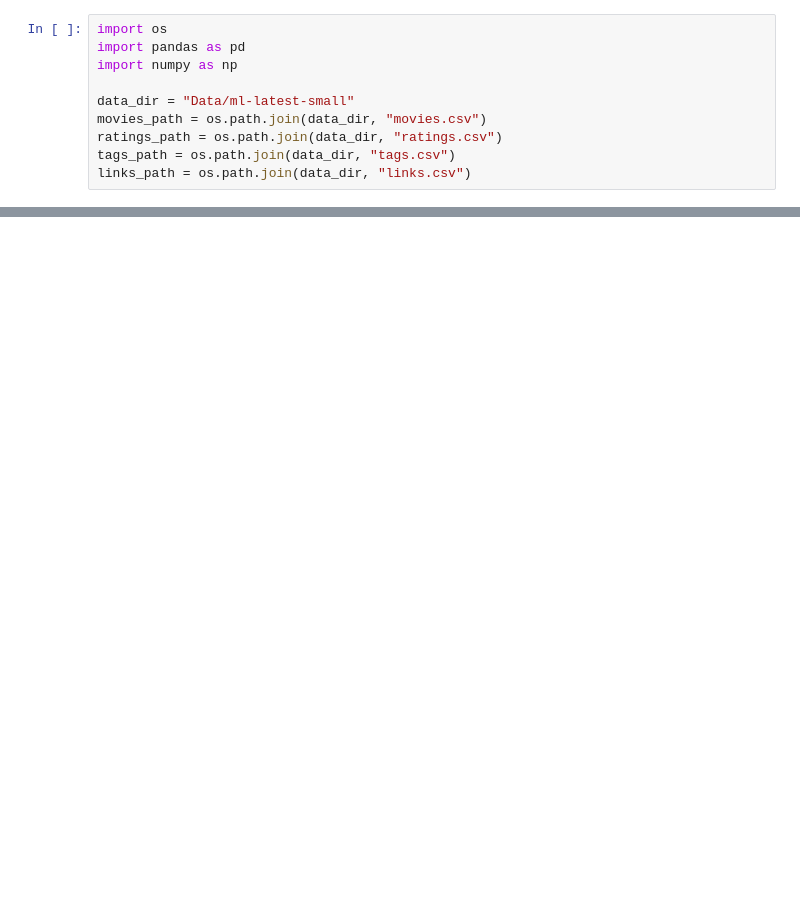
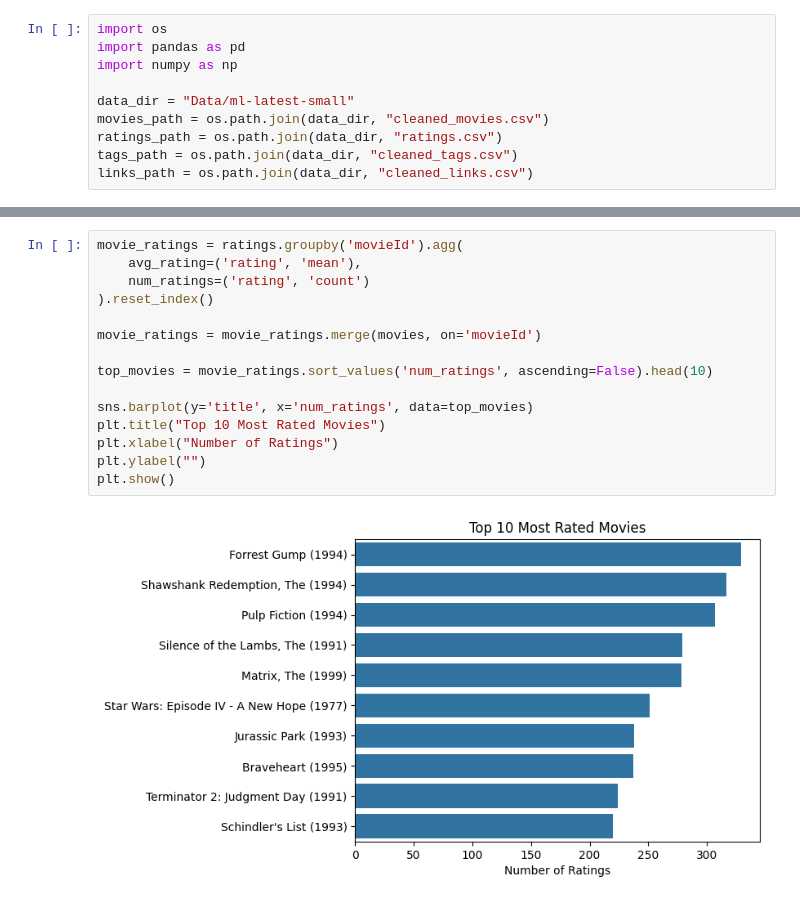
Before and after one commit to maxstalzer/CompToolsProject, a Jupyter notebook: main.ipynb, the cells around one changed output, grey strips where cells are left out. Drawn from its saved outputs; the diff is of its cells as text; blank space fills up the shorter version.

```diff
--- a/main.ipynb
+++ b/main.ipynb
@@ -8,8 +24,8 @@ import pandas as pd
 import numpy as np
 
 data_dir = "Data/ml-latest-small"
-movies_path = os.path.join(data_dir, "movies.csv")
+movies_path = os.path.join(data_dir, "cleaned_movies.csv")
 ratings_path = os.path.join(data_dir, "ratings.csv")
-tags_path = os.path.join(data_dir, "tags.csv")
-links_path = os.path.join(data_dir, "links.csv")
+tags_path = os.path.join(data_dir, "cleaned_tags.csv")
+links_path = os.path.join(data_dir, "cleaned_links.csv")
 # %% [markdown]
@@ -33,0 +120,17 @@ Movies DataFrame:
+# %%
+movie_ratings = ratings.groupby('movieId').agg(
+    avg_rating=('rating', 'mean'),
+    num_ratings=('rating', 'count')
+).reset_index()
+
+movie_ratings = movie_ratings.merge(movies, on='movieId')
+
+top_movies = movie_ratings.sort_values('num_ratings', ascending=False).head(10)
+
+sns.barplot(y='title', x='num_ratings', data=top_movies)
+plt.title("Top 10 Most Rated Movies")
+plt.xlabel("Number of Ratings")
+plt.ylabel("")
+plt.show()
+# %% [output]
+[figure, added]
```
Also changed, not shown: parts of 19 cells of this notebook, 6 other files.
